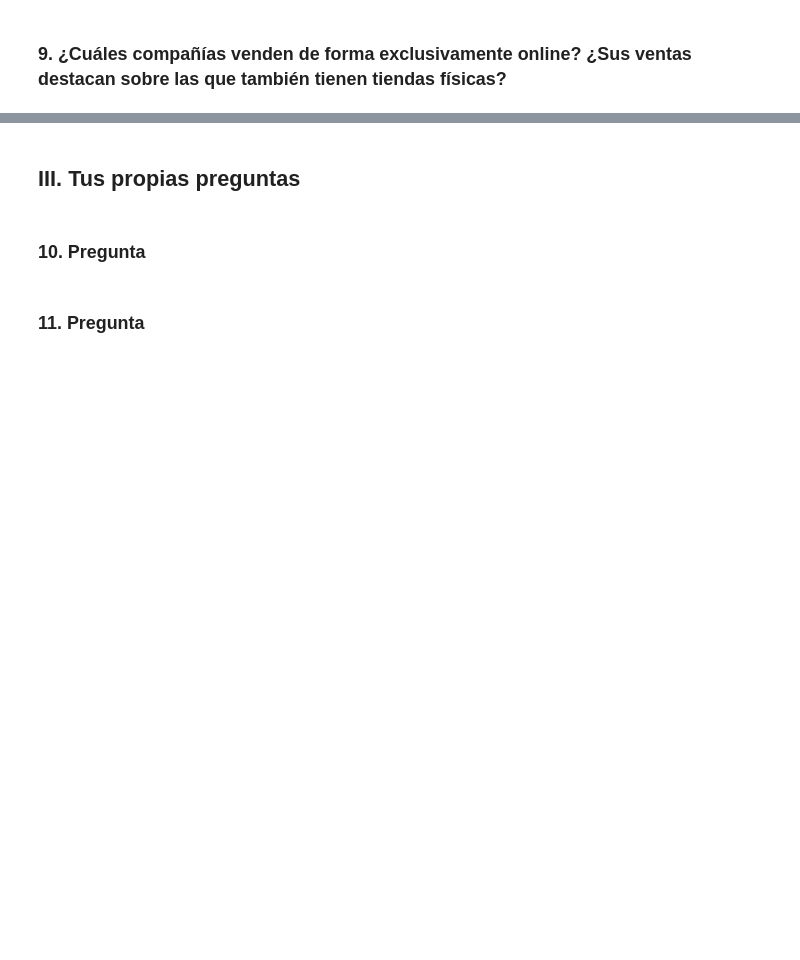
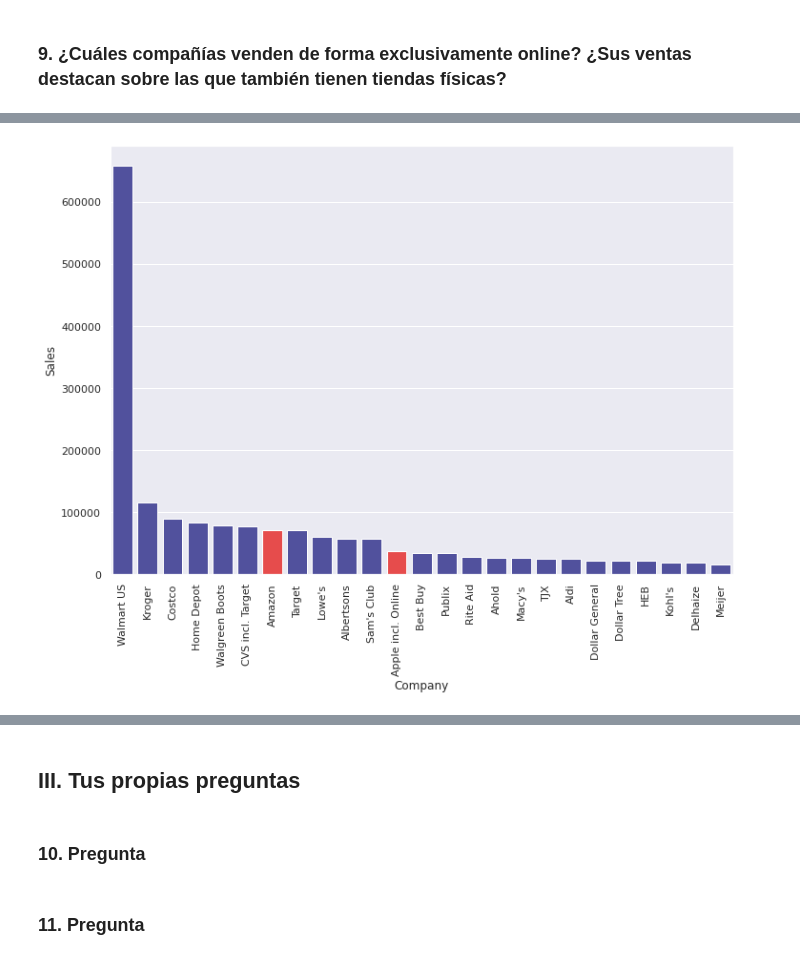
Before and after one commit to LuisReyes98/platzi-datacademy-proyecto, a Jupyter notebook: proyecto_datacademy.ipynb, the cells around one changed output, grey strips where cells are left out. Drawn from its saved outputs; the diff is of its cells as text; code cells hidden in the pictures; blank space fills up the shorter version.

```diff
--- a/proyecto_datacademy.ipynb
+++ b/proyecto_datacademy.ipynb
@@ -845,0 +852,4 @@ Tras calcular y graficar la proporcion de Ventas con respecto a la cantidad de c
+# %%
+df_clean = df_clean.sort_values(by='Sales', ascending=False)
+df_clean['has_stores'] = df_clean['Stores'] > 0
+df_clean.head(12)
@@ -845,0 +870,12 @@ Tras calcular y graficar la proporcion de Ventas con respecto a la cantidad de c
+# %%
+colors = ['#F33' if value else "#44A" for value in df_clean['Stores'] == 0]
+
+chart = sns.barplot(
+    x=df_clean['Company'],
+    y=df_clean['Sales'],
+    palette=sns.color_palette(colors),
+)
+for item in chart.get_xticklabels():
+    item.set_rotation(90)
+# %% [output]
+[figure, added]
```
Also changed, not shown: parts of 6 cells of this notebook, 1 other file.
